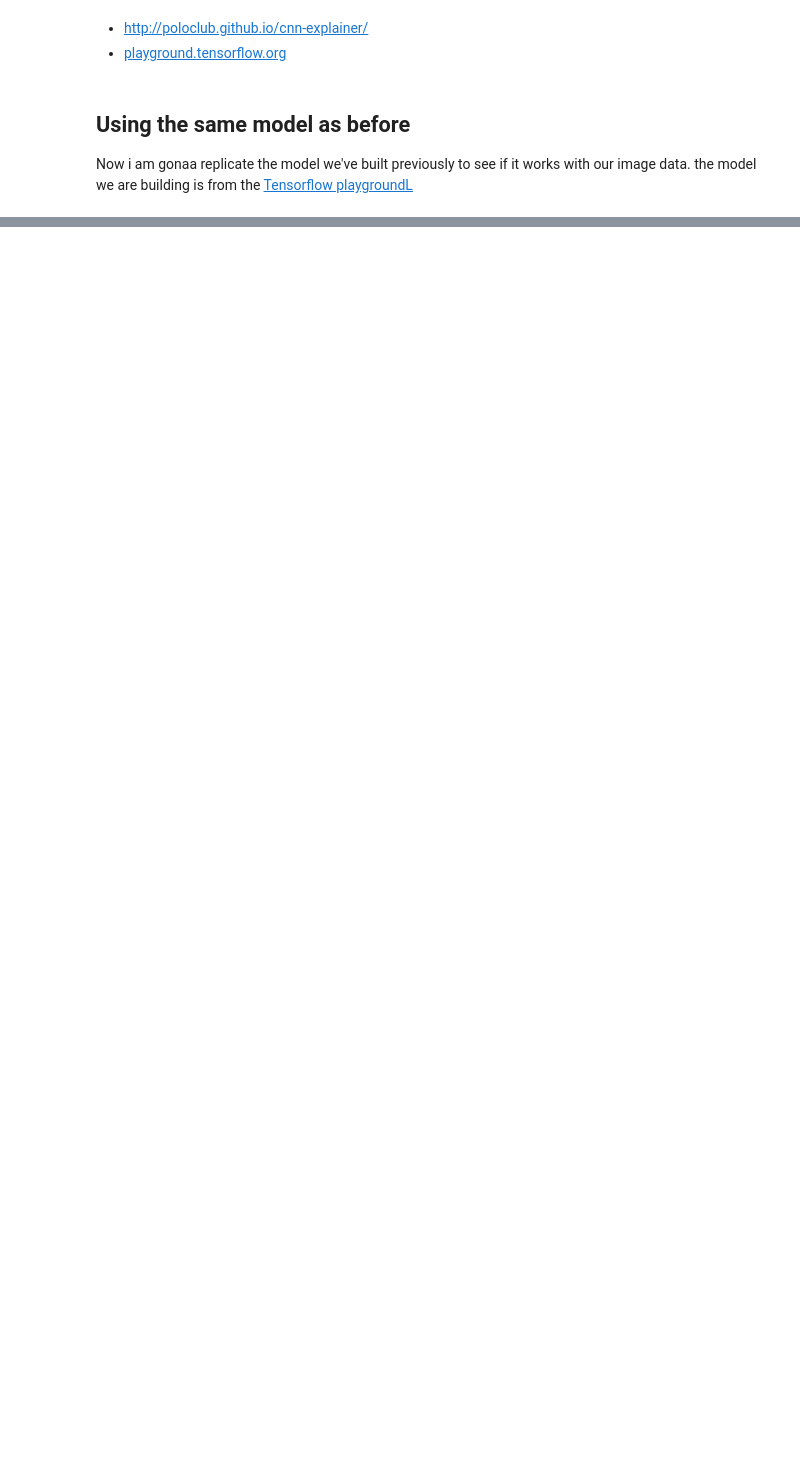
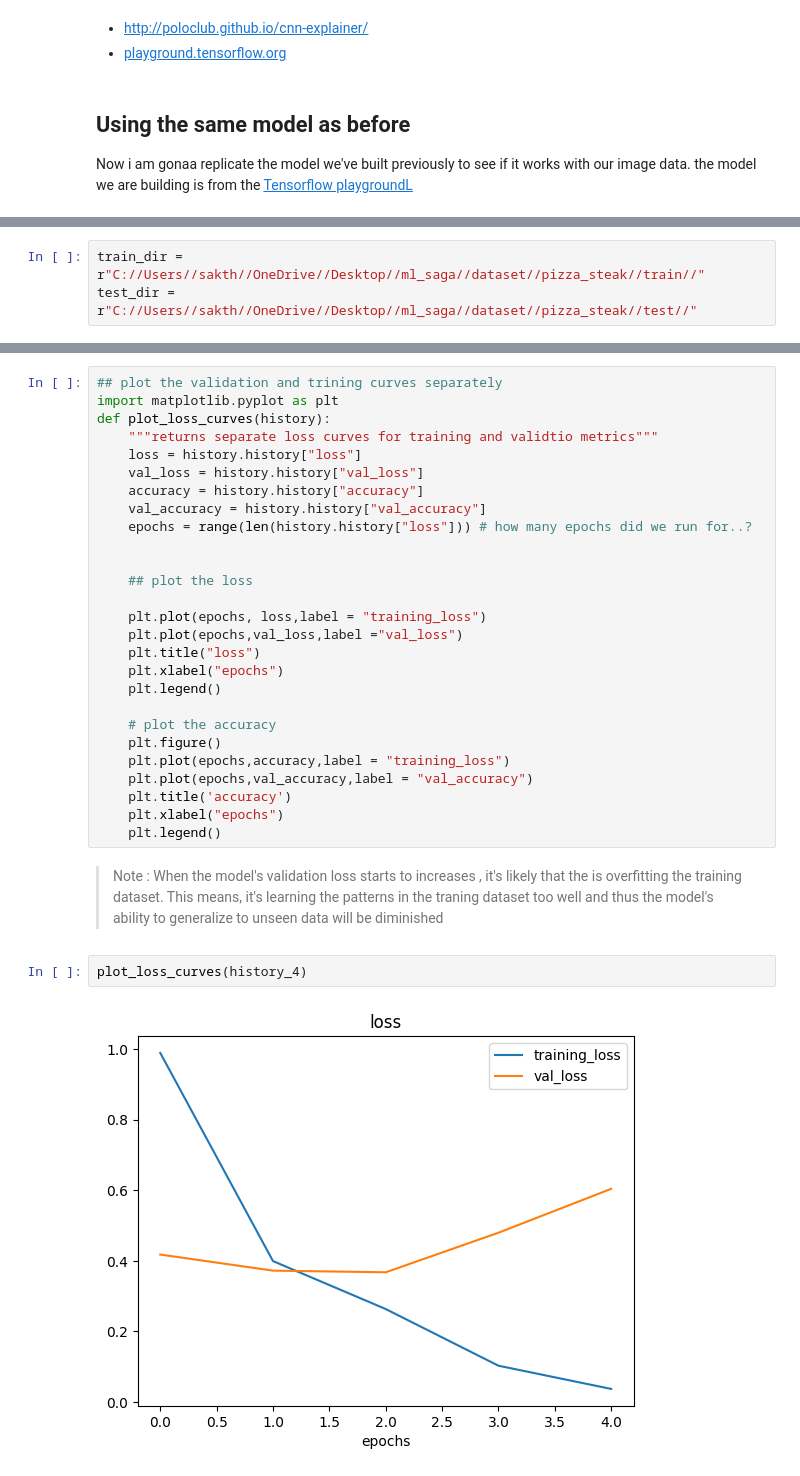
Before and after one commit to Sakthivel-coder12/machine_learning_course, a Jupyter notebook: CNN_images/cnn.ipynb, the cells around one changed output, grey strips where cells are left out. Drawn from its saved outputs; the diff is of its cells as text; blank space fills up the shorter version.

```diff
--- a/CNN_images/cnn.ipynb
+++ b/CNN_images/cnn.ipynb
@@ -396,0 +488,3 @@ Model 3 - Validation Accuracy: 0.5000
+# %%
+train_dir = r"C://Users//sakth//OneDrive//Desktop//ml_saga//dataset//pizza_steak//train//"
+test_dir = r"C://Users//sakth//OneDrive//Desktop//ml_saga//dataset//pizza_steak//test//"
@@ -396,0 +680,33 @@ Model 3 - Validation Accuracy: 0.5000
+# %%
+## plot the validation and trining curves separately
+import matplotlib.pyplot as plt
+def plot_loss_curves(history):
+    """returns separate loss curves for training and validtio metrics"""
+    loss = history.history["loss"]
+    val_loss = history.history["val_loss"]
+    accuracy = history.history["accuracy"]
+    val_accuracy = history.history["val_accuracy"]
+    epochs = range(len(history.history["loss"])) # how many epochs did we run for..?
+
+
+    ## plot the loss
+
+    plt.plot(epochs, loss,label = "training_loss")
+    plt.plot(epochs,val_loss,label ="val_loss")
+    plt.title("loss")
+    plt.xlabel("epochs")
+    plt.legend()
+
+    # plot the accuracy
+    plt.figure()
+    plt.plot(epochs,accuracy,label = "training_loss")
+    plt.plot(epochs,val_accuracy,label = "val_accuracy")
+    plt.title('accuracy')
+    plt.xlabel("epochs")
+    plt.legend()
+# %% [markdown]
+> Note : When the model's validation loss starts to increases , it's likely that the is overfitting the training dataset. This means, it's learning the patterns in the traning dataset too well and thus the model's ability to generalize to unseen data will be diminished
+# %%
+plot_loss_curves(history_4)
+# %% [output]
+[figure, added]
```
Also changed, not shown: parts of 76 cells of this notebook, 1 other file.
